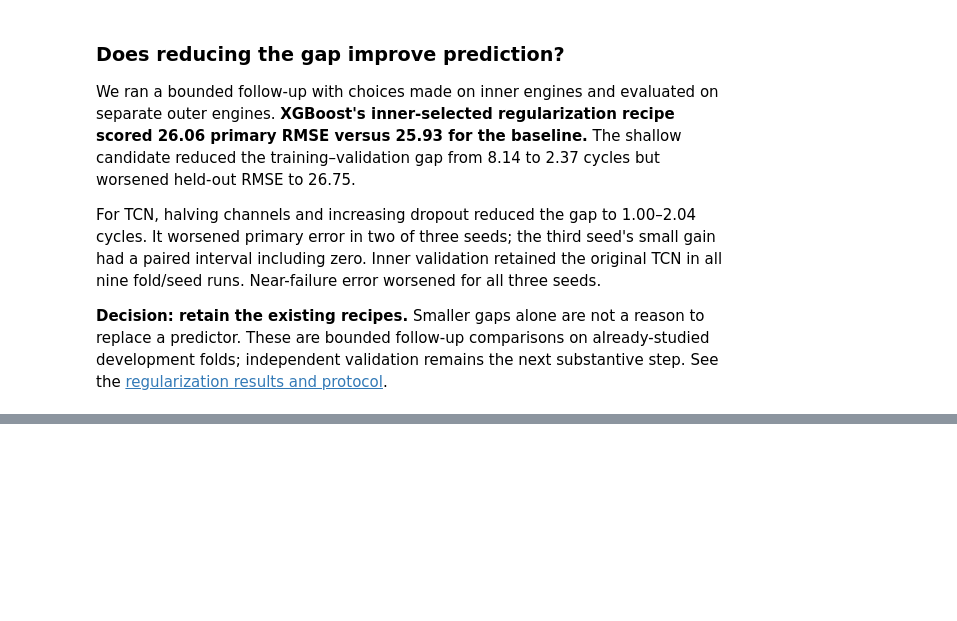
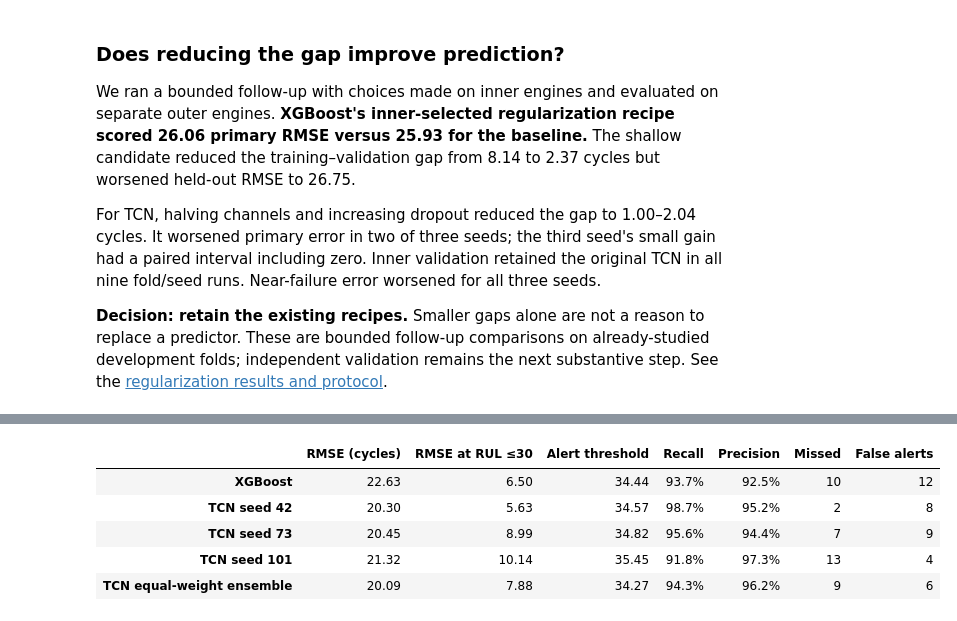
Before and after one commit to Asabrax/nasa-turbofan, a Jupyter notebook: explore.ipynb, the cells around one changed output, grey strips where cells are left out. Saved outputs shown, nothing was run; the diff lists cells and outputs as text; code cells hidden in the pictures; blank space fills up the shorter version.

```diff
--- a/explore.ipynb
+++ b/explore.ipynb
@@ -693,0 +706,18 @@ See the [regularization results and protocol](outputs/regularization/METHODS.md)
+# %%
+full_metrics=pd.read_csv(ROOT/'outputs/tcn_full/test_metrics.csv')
+full_names={'XGBoost':'XGBoost','TCN_seed42':'TCN seed 42','TCN_seed73':'TCN seed 73',
+            'TCN_seed101':'TCN seed 101','TCN_ensemble':'TCN equal-weight ensemble'}
+full=full_metrics[full_metrics.dataset.eq('ALL') & full_metrics.rule.eq('development_calibrated')].copy()
+full['Model']=full.model.map(full_names)
+shown=full[['Model','RMSE','near_failure_RMSE','threshold','recall','precision','FN','FP']].copy()
+shown.columns=['Model','RMSE (cycles)','RMSE at RUL ≤30','Alert threshold','Recall','Precision','Missed','False alerts']
+shown['Recall']=shown['Recall'].map(lambda x:f'{x:.1%}')
+shown['Precision']=shown['Precision'].map(lambda x:f'{x:.1%}')
+display(shown.set_index('Model').rename_axis(None).round(2))
+# %% [output]
+|  | RMSE (cycles) | RMSE at RUL ≤30 | Alert threshold | Recall | Precision | Missed | False alerts |
+| XGBoost | 22.63 | 6.50 | 34.44 | 93.7% | 92.5% | 10 | 12 |
+| TCN seed 42 | 20.30 | 5.63 | 34.57 | 98.7% | 95.2% | 2 | 8 |
+| TCN seed 73 | 20.45 | 8.99 | 34.82 | 95.6% | 94.4% | 7 | 9 |
+| TCN seed 101 | 21.32 | 10.14 | 35.45 | 91.8% | 97.3% | 13 | 4 |
+| TCN equal-weight ensemble | 20.09 | 7.88 | 34.27 | 94.3% | 96.2% | 9 | 6 |
```
Also changed, not shown: parts of 8 cells of this notebook, 19 other files.
